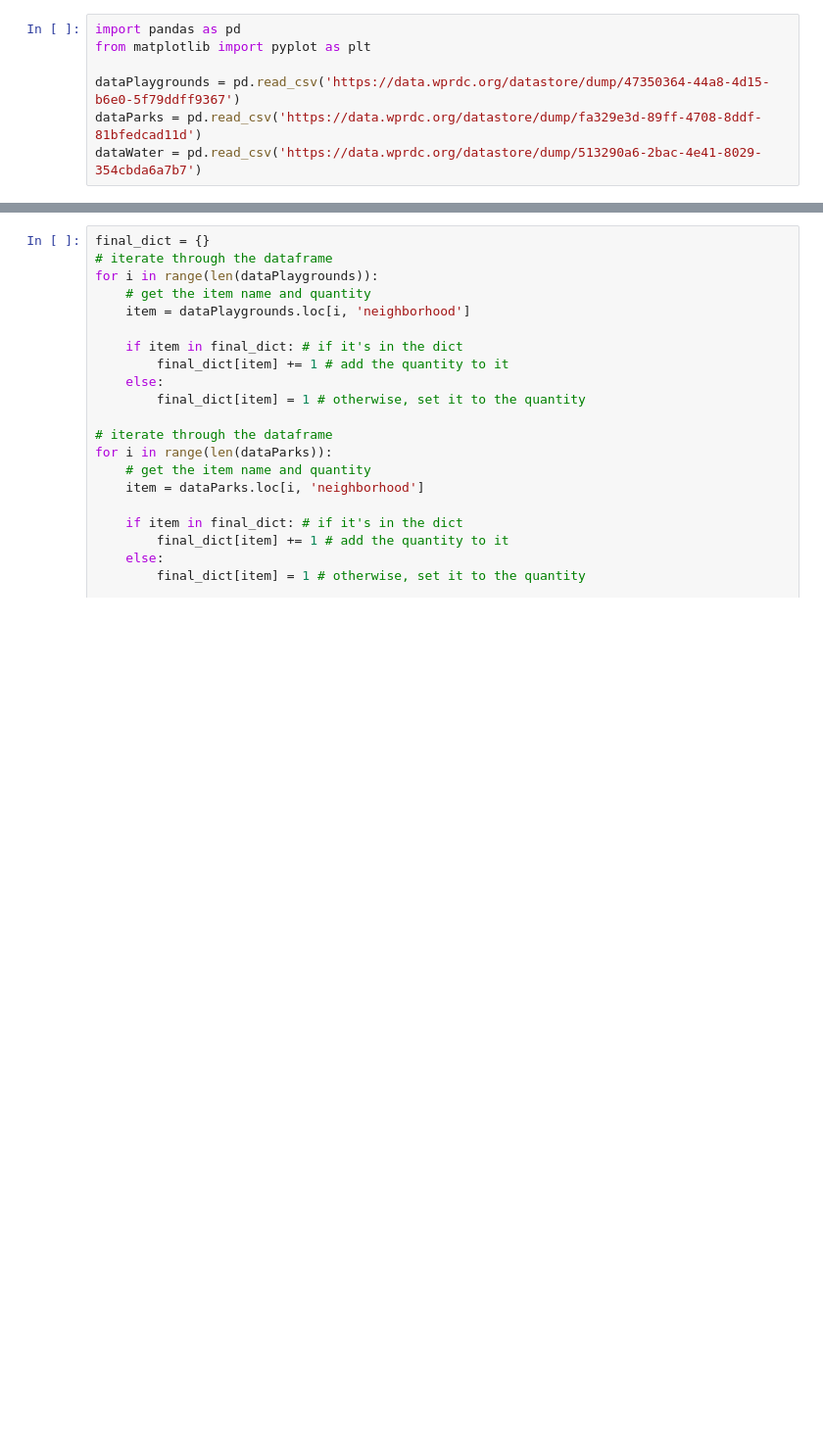
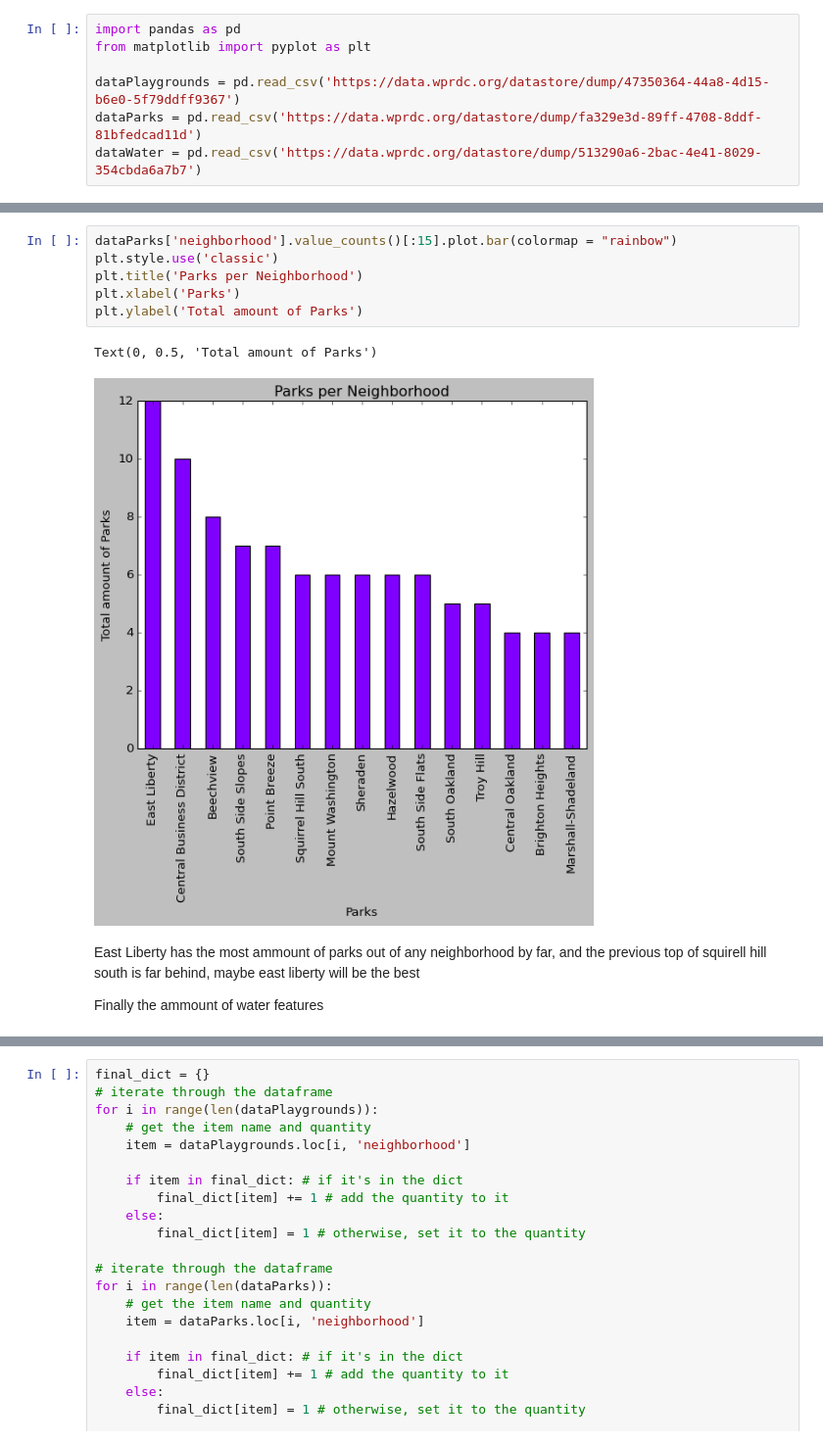
Before and after one commit to jharryking/The-best-neighborhood-in-Pittsburgh, a Jupyter notebook: Final Project.ipynb, the cells around one changed output, grey strips where cells are left out. Shown at 98% size. Saved outputs shown, nothing was run; the diff lists cells and outputs as text; blank space fills up the shorter version.

```diff
--- a/Final Project.ipynb
+++ b/Final Project.ipynb
@@ -7,0 +76,13 @@ dataWater = pd.read_csv('https://data.wprdc.org/datastore/dump/513290a6-2bac-4e4
+# %%
+dataParks['neighborhood'].value_counts()[:15].plot.bar(colormap = "rainbow")
+plt.style.use('classic')
+plt.title('Parks per Neighborhood')
+plt.xlabel('Parks')
+plt.ylabel('Total amount of Parks')
+# %% [output]
+Text(0, 0.5, 'Total amount of Parks')
+[figure, added]
+# %% [markdown]
+East Liberty has the most ammount of parks out of any neighborhood by far, and the previous top of squirell hill south is far behind, maybe east liberty will be the best
+
+Finally the ammount of water features
```
Also changed, not shown: parts of 17 cells of this notebook.
